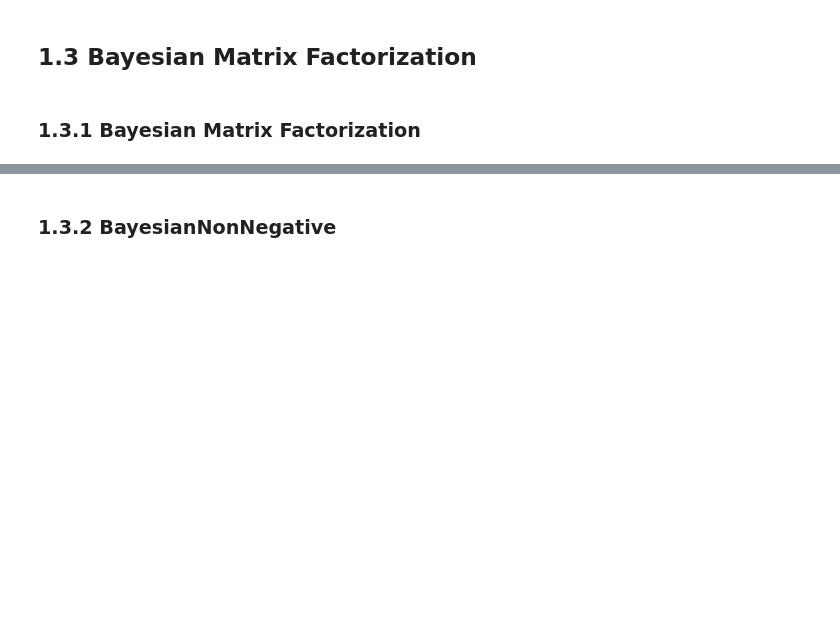
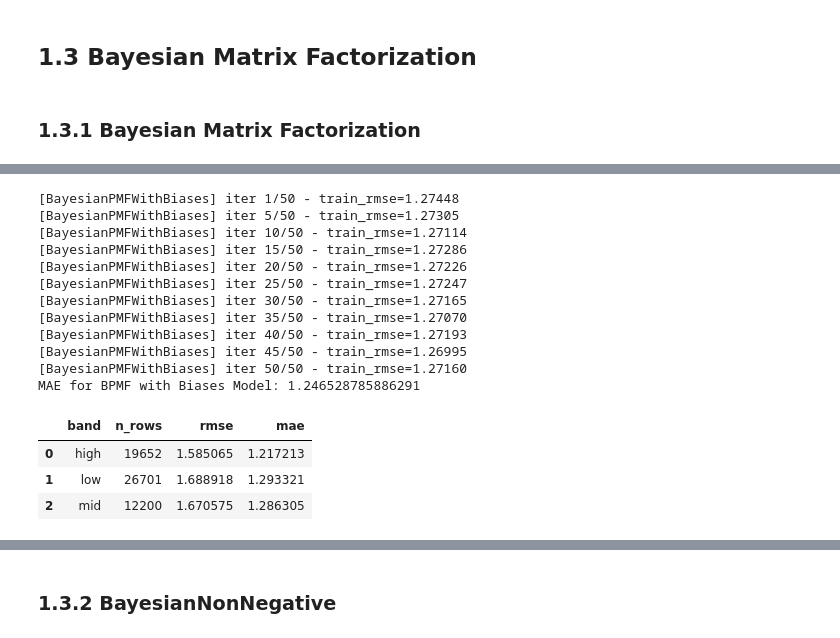
Before and after one commit to Mariogarber/recomendation-system, a Jupyter notebook: colaborative-filtering/recomendation-system.ipynb, the cells around one changed output, grey strips where cells are left out. Cells and saved outputs as stored; diff of their text form; code cells hidden in the pictures; blank space fills up the shorter version.

```diff
--- a/colaborative-filtering/recomendation-system.ipynb
+++ b/colaborative-filtering/recomendation-system.ipynb
@@ -377,0 +464,26 @@ user_bias, item_bias = analyze_biases_with_counts(train_data, bayesian_pmf_with_
+# %%
+bpmf_with_biases = BayesianPMFWithBiases(n_factors=8, n_iters=50, burn_in=20, rating_std=1, user_bias_std=0.8, item_bias_std=0.8, clip_range=(0, 10))
+bpmf_with_biases.fit(train_data)
+
+bpmf_with_biases_predictions = bpmf_with_biases.predict_df(test_data, round_predictions=True)
+mae_bpmf_with_biases = np.mean(np.abs(bpmf_with_biases_predictions['prediction'] - test_data['rating']))
+print(f'MAE for BPMF with Biases Model: {mae_bpmf_with_biases}')
+
+evaluator.evaluate(bpmf_with_biases, test_data)
+# %% [output]
+[BayesianPMFWithBiases] iter 1/50 - train_rmse=1.27448
+[BayesianPMFWithBiases] iter 5/50 - train_rmse=1.27305
+[BayesianPMFWithBiases] iter 10/50 - train_rmse=1.27114
+[BayesianPMFWithBiases] iter 15/50 - train_rmse=1.27286
+[BayesianPMFWithBiases] iter 20/50 - train_rmse=1.27226
+[BayesianPMFWithBiases] iter 25/50 - train_rmse=1.27247
+[BayesianPMFWithBiases] iter 30/50 - train_rmse=1.27165
+[BayesianPMFWithBiases] iter 35/50 - train_rmse=1.27070
+[BayesianPMFWithBiases] iter 40/50 - train_rmse=1.27193
+[BayesianPMFWithBiases] iter 45/50 - train_rmse=1.26995
+[BayesianPMFWithBiases] iter 50/50 - train_rmse=1.27160
+MAE for BPMF with Biases Model: 1.246528785886291
+|  | band | n_rows | rmse | mae |
+| 0 | high | 19652 | 1.585065 | 1.217213 |
+| 1 | low | 26701 | 1.688918 | 1.293321 |
+| 2 | mid | 12200 | 1.670575 | 1.286305 |
```
Also changed, not shown: parts of 51 cells of this notebook.
